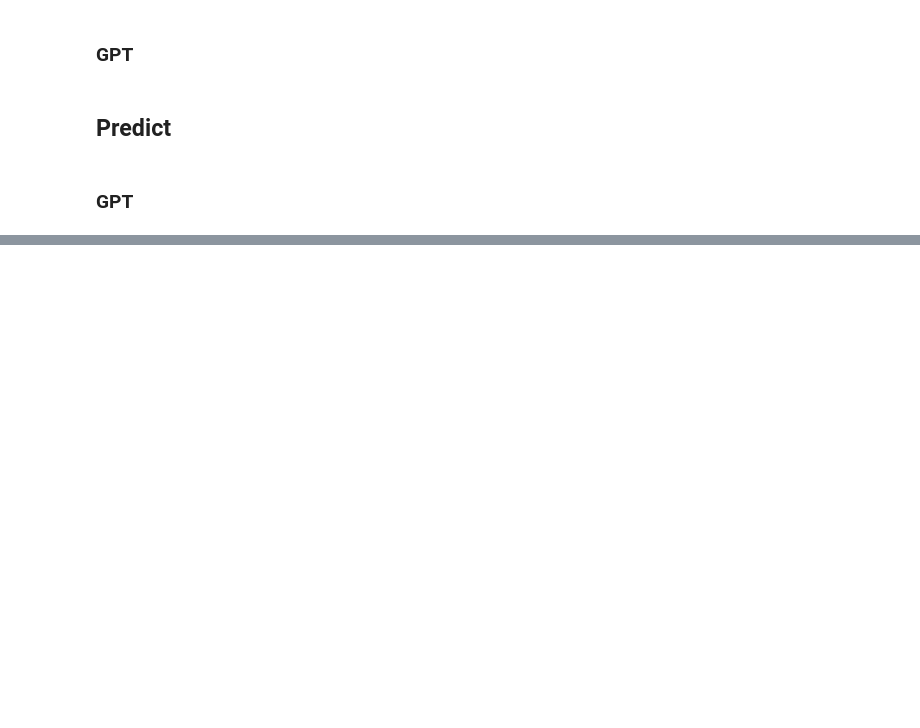
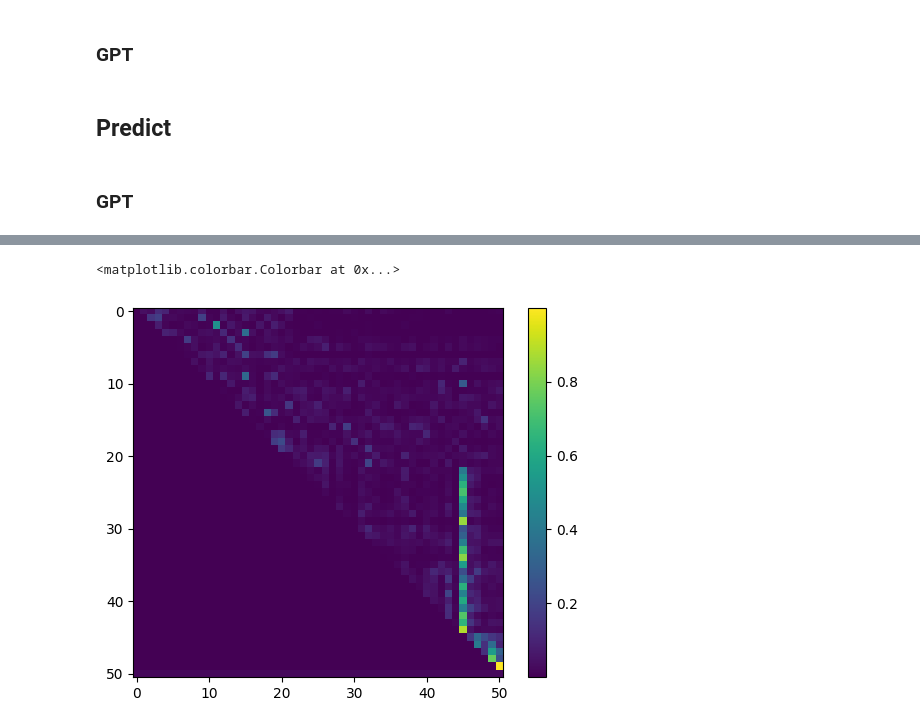
Before and after one commit to emeraldgoose/hcrot, a Jupyter notebook: notebooks/simple_gpt.ipynb, the cells around one changed output, grey strips where cells are left out. Saved outputs shown, nothing was run; the diff lists cells and outputs as text; code cells hidden in the pictures; blank space fills up the shorter version.

```diff
--- a/notebooks/simple_gpt.ipynb
+++ b/notebooks/simple_gpt.ipynb
@@ -323,0 +381,7 @@ top_k_top_p: Greate minds think alike, but they also think differently they also
+# %%
+attn = model.blocks[0].attn.attn_weight  # (B, H, T, T)
+plt.imshow(attn[0, 0])
+plt.colorbar()
+# %% [output]
+<matplotlib.colorbar.Colorbar at 0x...>
+[figure, added]
```
Also changed, not shown: parts of 17 cells of this notebook, 5 other files.
